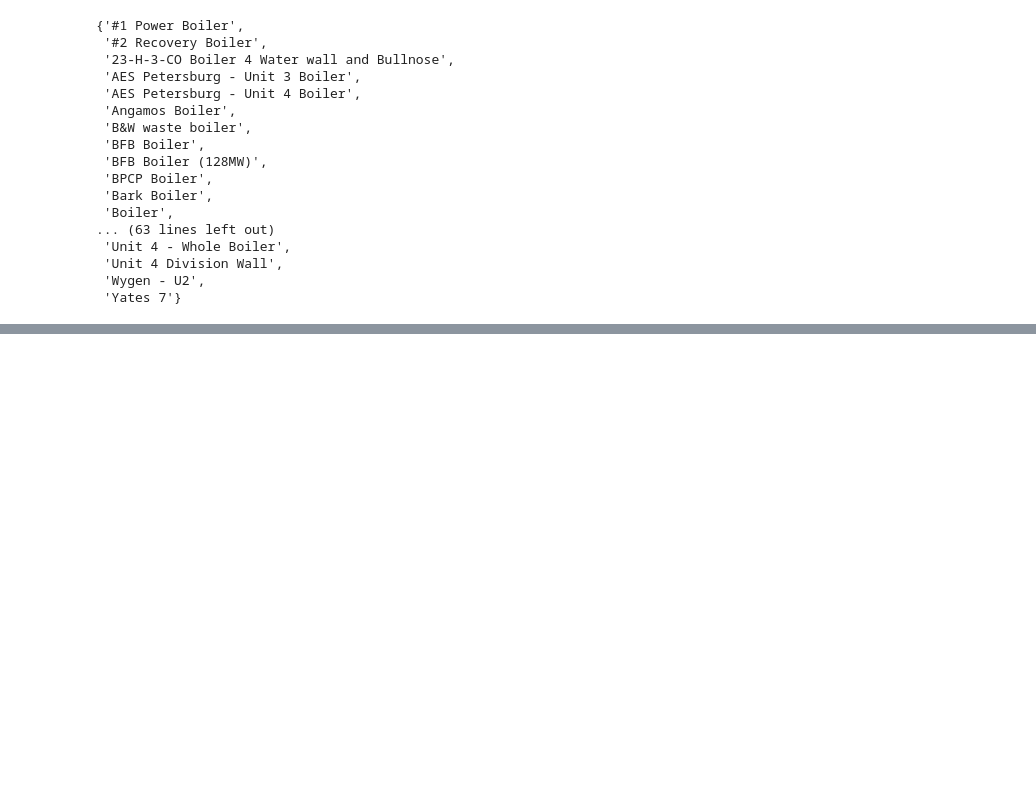
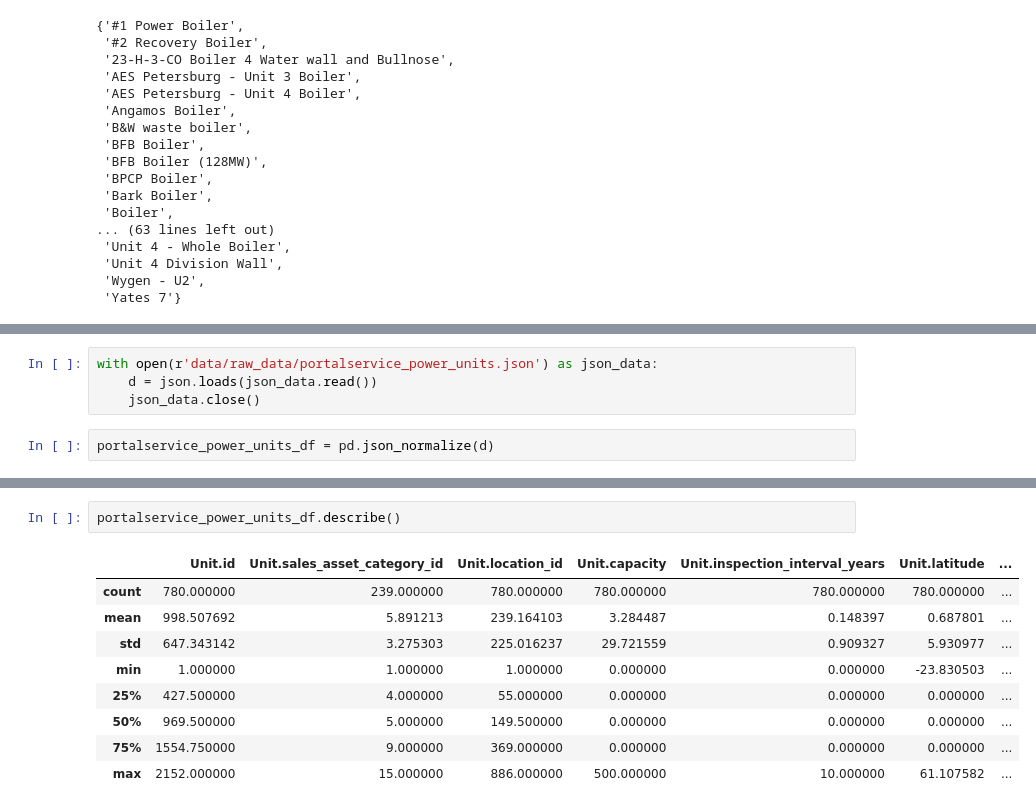
Before and after one commit to GeckoRobotics/davos-data-project, a Jupyter notebook: notebooks/davos.ipynb, the cells around one changed output, grey strips where cells are left out. Saved outputs shown, nothing was run; the diff lists cells and outputs as text; blank space fills up the shorter version.

```diff
--- a/notebooks/davos.ipynb
+++ b/notebooks/davos.ipynb
@@ -533,0 +521,6 @@ set(salesforce_df['Asset: Asset Name'])
+# %%
+with open(r'data/raw_data/portalservice_power_units.json') as json_data:
+    d = json.loads(json_data.read())
+    json_data.close()
+# %%
+portalservice_power_units_df = pd.json_normalize(d)
@@ -533,0 +561,12 @@ set(salesforce_df['Asset: Asset Name'])
+# %%
+portalservice_power_units_df.describe()
+# %% [output]
+|  | Unit.id | Unit.sales_asset_category_id | Unit.location_id | Unit.capacity | Unit.inspection_interval_years | Unit.latitude | ... |
+| count | 780.000000 | 239.000000 | 780.000000 | 780.000000 | 780.000000 | 780.000000 | ... |
+| mean | 998.507692 | 5.891213 | 239.164103 | 3.284487 | 0.148397 | 0.687801 | ... |
+| std | 647.343142 | 3.275303 | 225.016237 | 29.721559 | 0.909327 | 5.930977 | ... |
+| min | 1.000000 | 1.000000 | 1.000000 | 0.000000 | 0.000000 | -23.830503 | ... |
+| 25% | 427.500000 | 4.000000 | 55.000000 | 0.000000 | 0.000000 | 0.000000 | ... |
+| 50% | 969.500000 | 5.000000 | 149.500000 | 0.000000 | 0.000000 | 0.000000 | ... |
+| 75% | 1554.750000 | 9.000000 | 369.000000 | 0.000000 | 0.000000 | 0.000000 | ... |
+| max | 2152.000000 | 15.000000 | 886.000000 | 500.000000 | 10.000000 | 61.107582 | ... |
```
Also changed, not shown: parts of 8 cells of this notebook, 1 other file.
